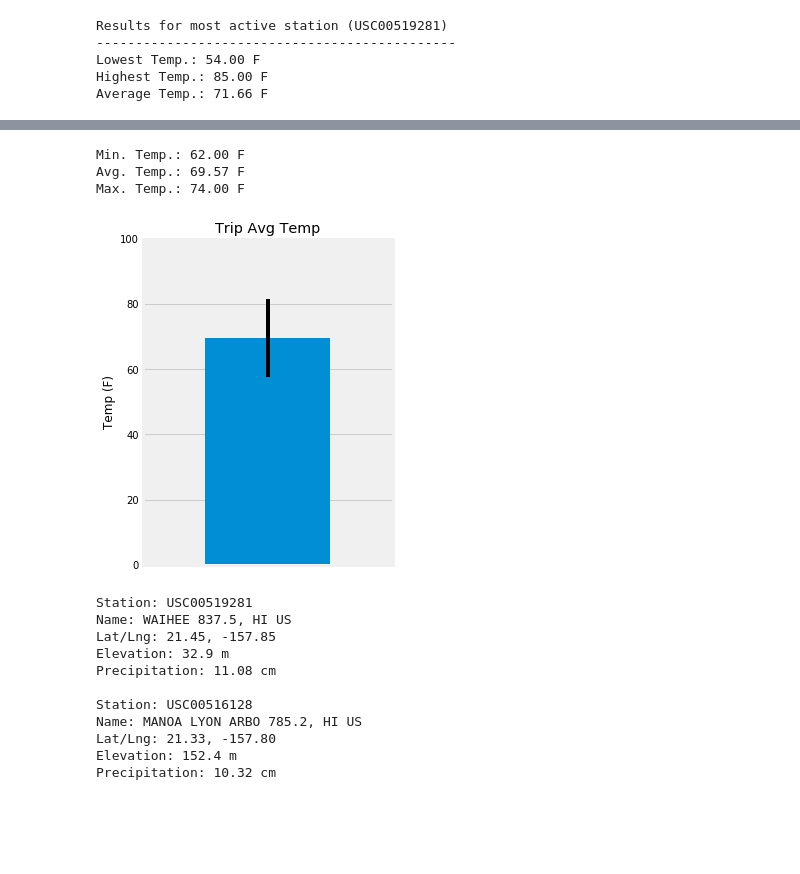
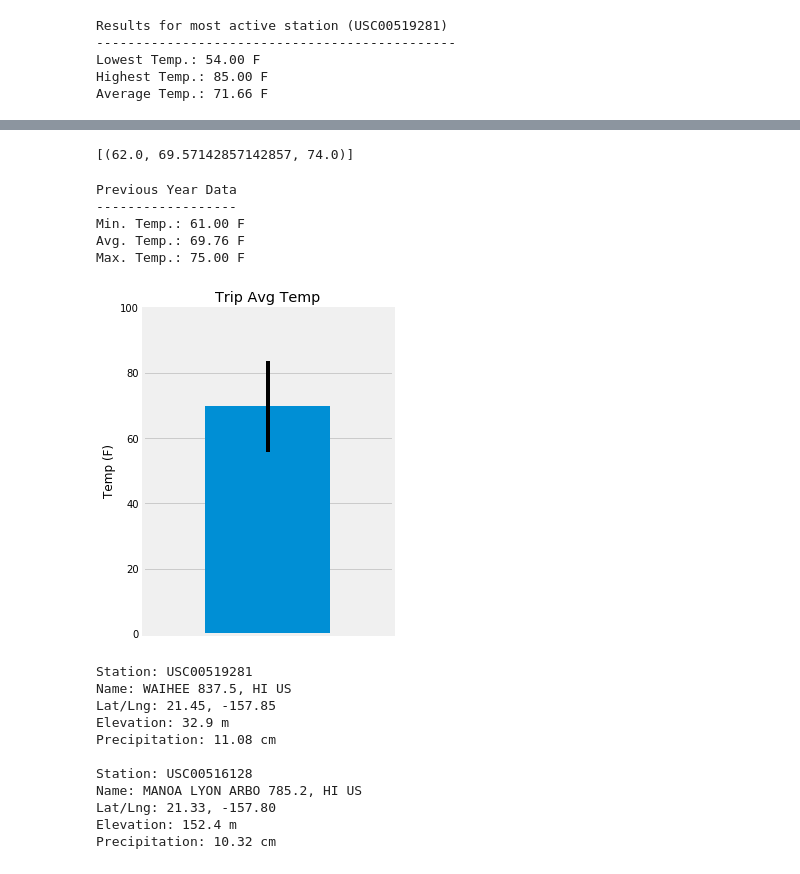
Before and after one commit to robert-rd-wood/Homework-10, a Jupyter notebook: climate.ipynb, the cells around one changed output, grey strips where cells are left out. Drawn from its saved outputs; the diff is of its cells as text; code cells hidden in the pictures; blank space fills up the shorter version.

```diff
--- a/climate.ipynb
+++ b/climate.ipynb
@@ -227,9 +250,34 @@ Average Temp.: 71.66 F
+# %%
+# This function called `calc_temps` will accept start date and end date in the format '%Y-%m-%d'
+# and return the minimum, average, and maximum temperatures for that range of dates
+def calc_temps(start_date, end_date):
+    """TMIN, TAVG, and TMAX for a list of dates.
+
+    Args:
+        start_date (string): A date string in the format %Y-%m-%d
+        end_date (string): A date string in the format %Y-%m-%d
+
+    Returns:
+        TMIN, TAVE, and TMAX
+    """
+
+    return session.query(func.min(Measurement.tobs), func.avg(Measurement.tobs), func.max(Measurement.tobs)).\
+        filter(Measurement.date >= start_date).filter(Measurement.date <= end_date).all()
+
+# function usage example
+print(calc_temps('2012-02-28', '2012-03-05'))
+# %% [output]
+[(62.0, 69.57142857142857, 74.0)]
 # %%
 # Use your previous function `calc_temps` to calculate the tmin, tavg, and tmax
 # for your trip using the previous year's data for those same dates.
 
 # Store result of calc_temps for the start and end date
-results = calc_temps('2012-02-28', '2012-03-05')
+results = calc_temps('2011-02-28', '2011-03-05')
+
+# Print header
+print("Previous Year Data")
+print("------------------")
 
 # Print results
 for result in results:
@@ -237,33 +285,35 @@ for result in results:
          f"Avg. Temp.: {'{:.2f}'.format(result[1])} F\n"
          f"Max. Temp.: {'{:.2f}'.format(result[2])} F")
 # %% [output]
-Min. Temp.: 62.00 F
-Avg. Temp.: 69.57 F
-Max. Temp.: 74.00 F
+Previous Year Data
+------------------
+Min. Temp.: 61.00 F
+Avg. Temp.: 69.76 F
+Max. Temp.: 75.00 F
 # %%
 # Plot the results from your previous query as a bar chart.
 # Use "Trip Avg Temp" as your Title
 # Use the average temperature for the y value
 # Use the peak-to-peak (tmax-tmin) value as the y error bar (yerr)
 
 # Store results of calc_temps
-temp_list = calc_temps('2012-02-28', '2012-03-05')
+temp_list = calc_temps('2011-02-28', '2011-03-05')
 
 # plt.bar(0,temp_list[0][1],yerr=temp_list[0][2]-temp_list[0][0],color='lightcoral',alpha=.5)
 # # plt.title('Trip Avg Temp')
 # plt.ylabel('Temp (F)')
 
 # Assign the results to a DataFrame
 temp_df = pd.DataFrame(temp_list, columns=['min','avg','max'])
 
 # Create the bar plot
 temp_df.plot.bar(y='avg',title="Trip Avg Temp",yerr=temp_df['max']-temp_df['min'],legend=False,figsize=(4,6))
 plt.ylabel("Temp (F)")
 plt.yticks([0,20,40,60,80,100])
 plt.xticks([])
 plt.show()
 # %% [output]
-[figure, old version]
+[figure, new version]
 # %%
 # Set start and end dates
 start_date = '2012-02-28'
```
Also changed, not shown: parts of 5 cells of this notebook, 1 other file.
